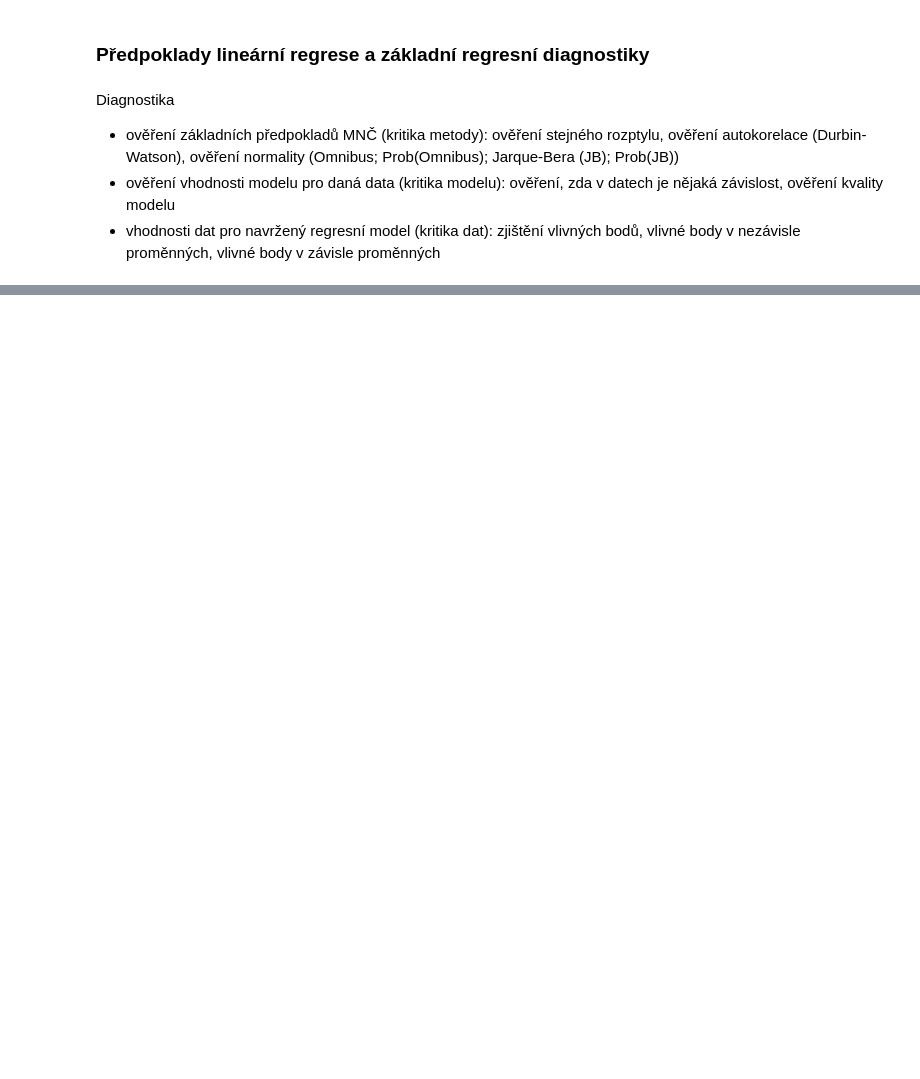
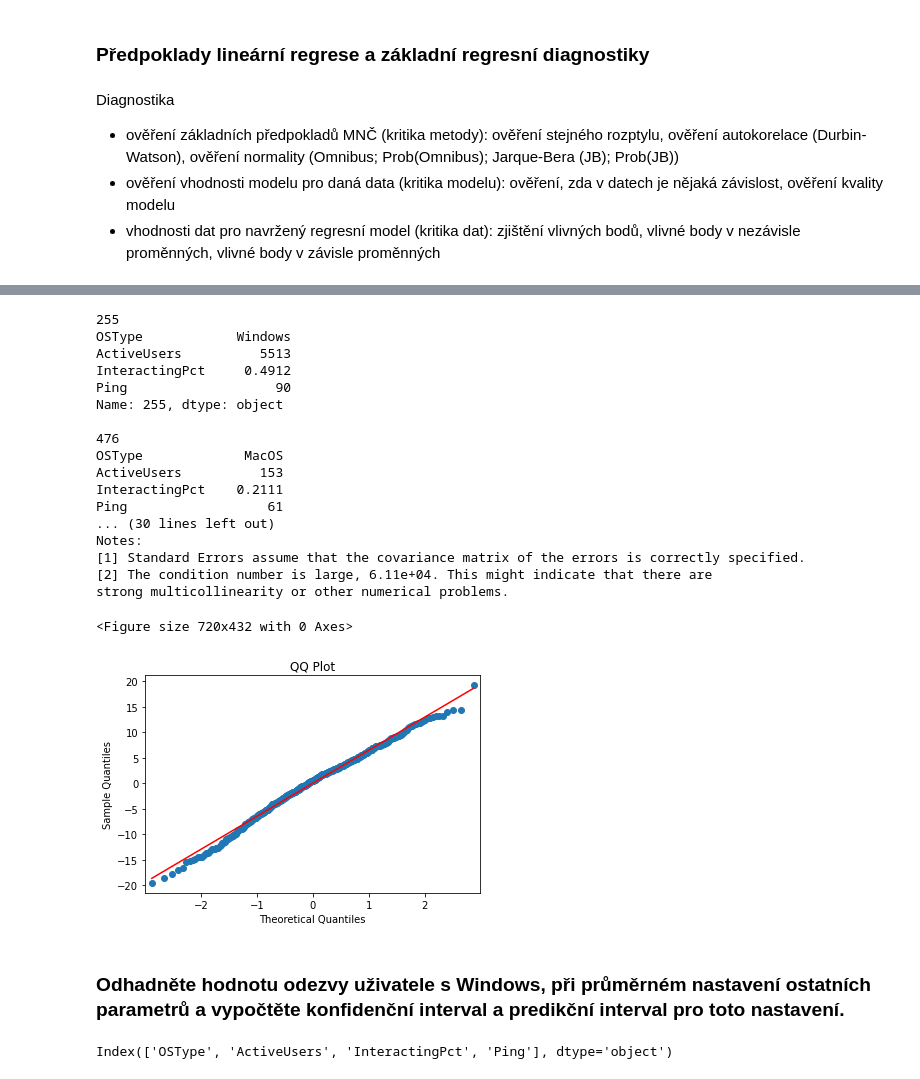
Before and after one commit to Filda99/FIT-MSP, a Jupyter notebook: Proj2/msp_proj2.ipynb, the cells around one changed output, grey strips where cells are left out. Cells and saved outputs as stored; diff of their text form; code cells hidden in the pictures; blank space fills up the shorter version.

```diff
--- a/Proj2/msp_proj2.ipynb
+++ b/Proj2/msp_proj2.ipynb
@@ -213,0 +314,45 @@ zjištění vlivných bodů, vlivné body v nezávisle proměnných, vlivné bod
+# %%
+# indentify outliers
+outliers = res.resid[res.resid > 20]
+for i in outliers.index:
+    print(i)
+    print(str(data.iloc[i]) + "\n")
+
+# delete outliers
+data = data.drop(outliers.index)
+data = data.reset_index(drop=True)
+
+mod = smf.ols(formula='Ping ~ ActiveUsers + InteractingPct + C(OSType) + ActiveUsers*InteractingPct', data=data)
+res = mod.fit()
+print(res.summary())
+
+plt.figure(figsize=(10, 6))
+sm.qqplot(res.resid, line='s')
+plt.title('QQ Plot')
+plt.show()
+# %% [output]
+255
+OSType            Windows
+ActiveUsers          5513
+InteractingPct     0.4912
+Ping                   90
+Name: 255, dtype: object
+
+476
+OSType             MacOS
+ActiveUsers          153
+InteractingPct    0.2111
+Ping                  61
+... (30 lines left out)
+Notes:
+[1] Standard Errors assume that the covariance matrix of the errors is correctly specified.
+[2] The condition number is large, 6.11e+04. This might indicate that there are
+strong multicollinearity or other numerical problems.
+<Figure size 720x432 with 0 Axes>
+[figure, added]
+# %% [markdown]
+### Odhadněte hodnotu odezvy uživatele s Windows, při průměrném nastavení ostatních parametrů a vypočtěte konfidenční interval a predikční interval pro toto nastavení.
+# %%
+data.columns
+# %% [output]
+Index(['OSType', 'ActiveUsers', 'InteractingPct', 'Ping'], dtype='object')
```
Also changed, not shown: parts of 15 cells of this notebook.
